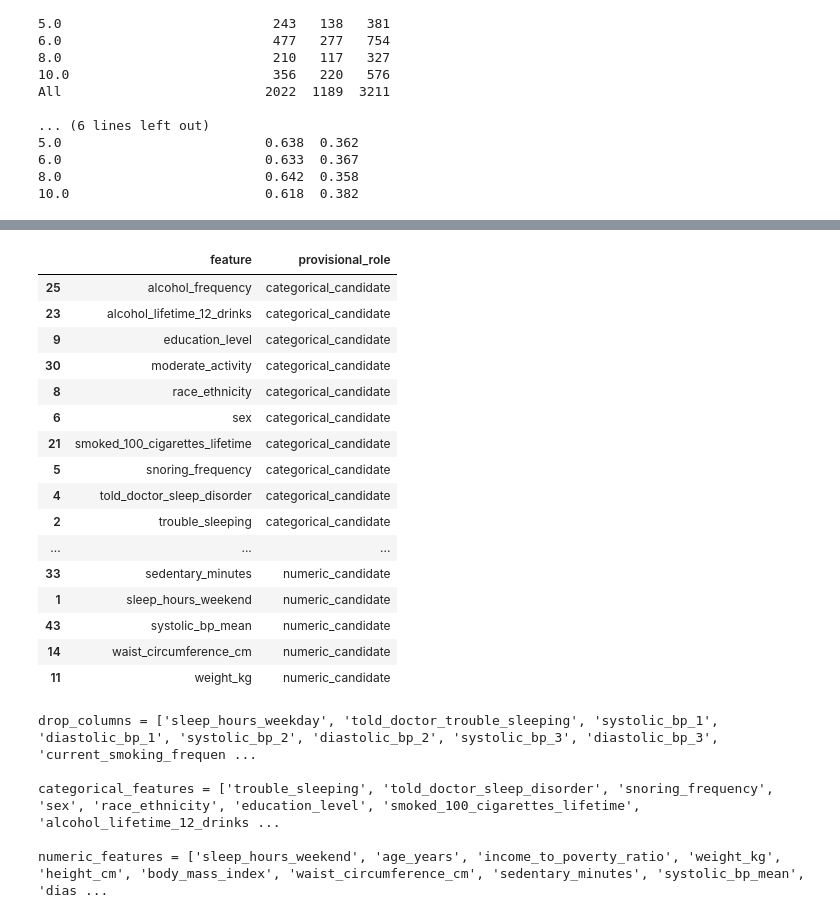
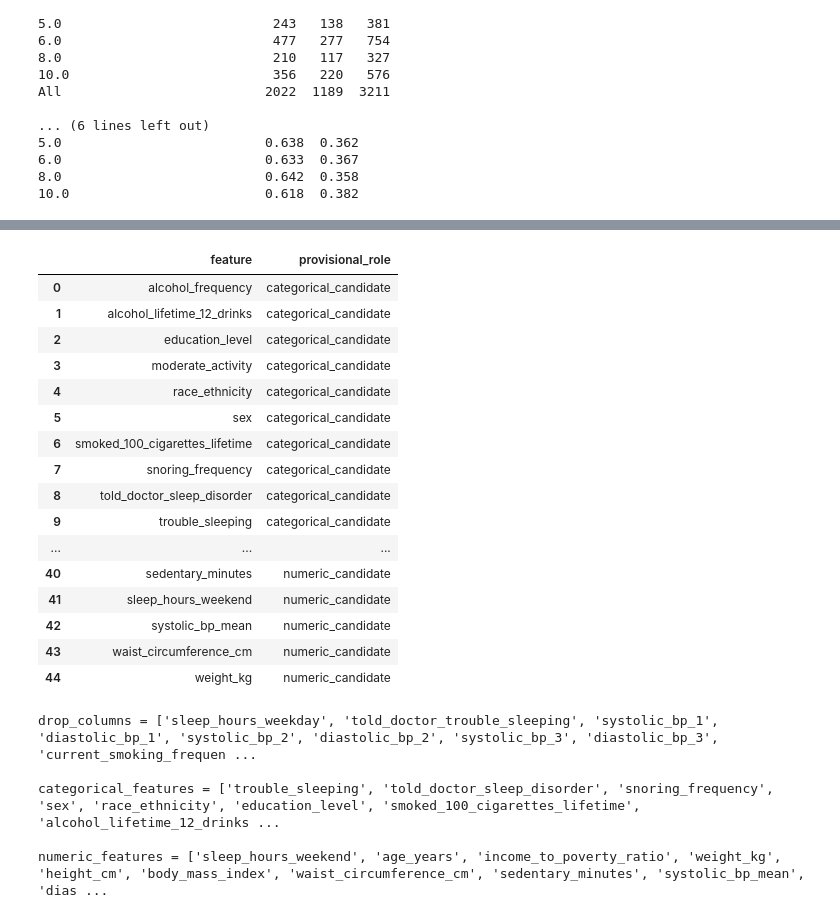
Before and after one commit to AndresAlmozara/morpheus-sleep-health-ml, a Jupyter notebook: notebooks/01_eda.ipynb, the cells around one changed output, grey strips where cells are left out. Drawn from its saved outputs; the diff is of its cells as text; code cells hidden in the pictures.

```diff
--- a/notebooks/01_eda.ipynb
+++ b/notebooks/01_eda.ipynb
@@ -764,50 +785,57 @@ likely_drop_features = [
     "moderate_activity_days",
     "moderate_activity_minutes",
     "phq_little_interest",
     "phq_feeling_down",
     "phq_sleep_problems",
     "phq_low_energy",
     "phq_appetite_problems",
     "phq_feeling_bad_about_self",
     "phq_trouble_concentrating",
     "phq_slow_or_restless",
     "phq_self_harm_thoughts",
 ]
 
 candidate_roles.loc[
     candidate_roles["feature"].isin(categorical_candidates),
     "provisional_role"
 ] = "categorical_candidate"
 
 candidate_roles.loc[
     candidate_roles["feature"].isin(numeric_candidates),
     "provisional_role"
 ] = "numeric_candidate"
 
 candidate_roles.loc[
     candidate_roles["feature"].isin(likely_drop_features),
     "provisional_role"
 ] = "likely_drop"
 
-candidate_roles.sort_values(["provisional_role", "feature"])
+uncategorized_features = candidate_roles.loc[
+    candidate_roles["provisional_role"] == "undecided",
+    "feature"
+].tolist()
+
+assert not uncategorized_features, f"Uncategorized features found: {uncategorized_features}"
+
+candidate_roles.sort_values(["provisional_role", "feature"]).reset_index(drop=True)
 # %% [output]
 |  | feature | provisional_role |
-| 25 | alcohol_frequency | categorical_candidate |
-| 23 | alcohol_lifetime_12_drinks | categorical_candidate |
-| 9 | education_level | categorical_candidate |
-| 30 | moderate_activity | categorical_candidate |
-| 8 | race_ethnicity | categorical_candidate |
-| 6 | sex | categorical_candidate |
-| 21 | smoked_100_cigarettes_lifetime | categorical_candidate |
-| 5 | snoring_frequency | categorical_candidate |
-| 4 | told_doctor_sleep_disorder | categorical_candidate |
-| 2 | trouble_sleeping | categorical_candidate |
+| 0 | alcohol_frequency | categorical_candidate |
+| 1 | alcohol_lifetime_12_drinks | categorical_candidate |
+| 2 | education_level | categorical_candidate |
+| 3 | moderate_activity | categorical_candidate |
+| 4 | race_ethnicity | categorical_candidate |
+| 5 | sex | categorical_candidate |
+| 6 | smoked_100_cigarettes_lifetime | categorical_candidate |
+| 7 | snoring_frequency | categorical_candidate |
+| 8 | told_doctor_sleep_disorder | categorical_candidate |
+| 9 | trouble_sleeping | categorical_candidate |
 | ... | ... | ... |
-| 33 | sedentary_minutes | numeric_candidate |
-| 1 | sleep_hours_weekend | numeric_candidate |
-| 43 | systolic_bp_mean | numeric_candidate |
-| 14 | waist_circumference_cm | numeric_candidate |
-| 11 | weight_kg | numeric_candidate |
+| 40 | sedentary_minutes | numeric_candidate |
+| 41 | sleep_hours_weekend | numeric_candidate |
+| 42 | systolic_bp_mean | numeric_candidate |
+| 43 | waist_circumference_cm | numeric_candidate |
+| 44 | weight_kg | numeric_candidate |
 # %%
 drop_columns = candidate_roles.loc[
     candidate_roles["provisional_role"] == "likely_drop",
```
Also changed, not shown: parts of 14 cells of this notebook, 7 other files.
